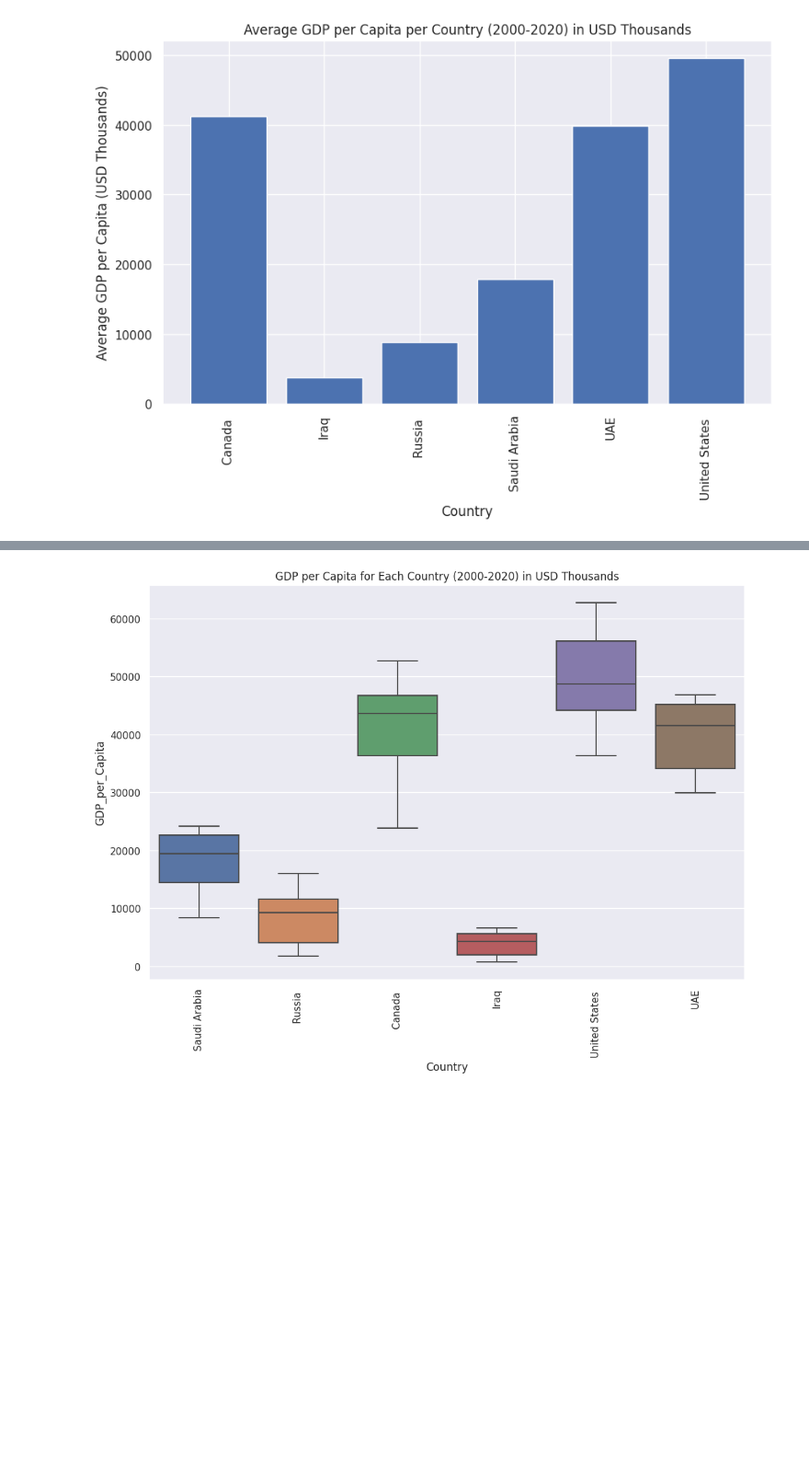
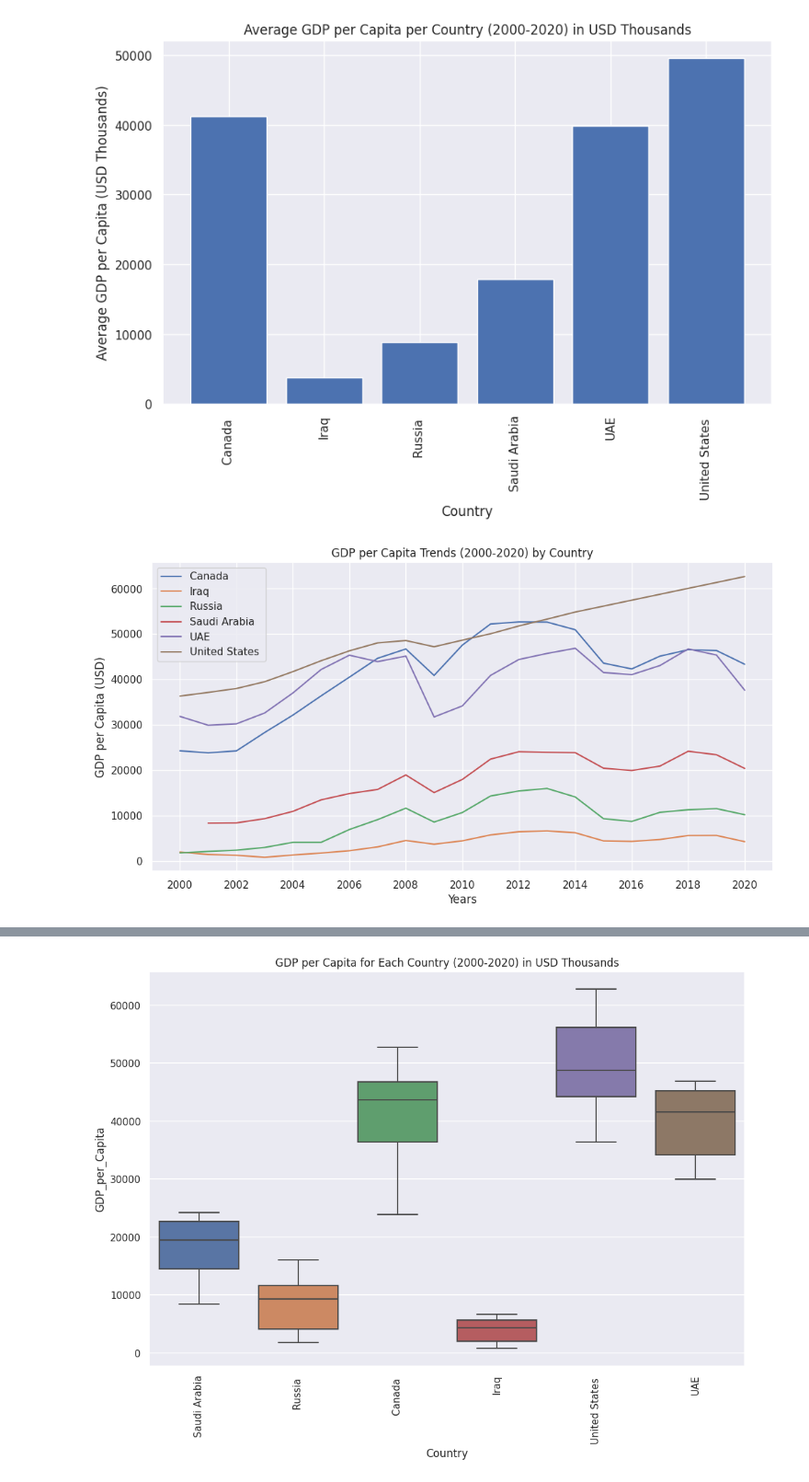
Before and after one commit to winstonlingga/QM2Gr13, a Jupyter notebook: QM2 Code.ipynb, the cells around one changed output, grey strips where cells are left out. Shown at 92% size. Saved outputs shown, nothing was run; the diff lists cells and outputs as text; code cells hidden in the pictures; blank space fills up the shorter version.

```diff
--- a/QM2 Code.ipynb
+++ b/QM2 Code.ipynb
@@ -170,3 +191,22 @@ plt.xticks(rotation=90)  # Rotate country names for better readability
 plt.show()
 # %% [output]
 [figure]
+# %%
+#Line Graph Plotting GDP Per Capita Trend Over Time
+country_yearly_gdp = df.groupby(['Country', 'Year'])['GDP_per_Capita'].sum().reset_index()
+
+plt.figure(figsize=(12, 6))
+
+for country in country_yearly_gdp['Country'].unique():
+    country_data = country_yearly_gdp[country_yearly_gdp['Country'] == country]
+    plt.plot(country_data['Year'], country_data['GDP_per_Capita'], label=country)
+
+plt.xticks(range(df['Year'].min(), df['Year'].max() + 1, 2))
+plt.title('GDP per Capita Trends (2000-2020) by Country')
+plt.xlabel('Years')
+plt.ylabel('GDP per Capita (USD)')
+plt.legend()
+plt.grid(True)
+plt.show()
+# %% [output]
+[figure, added]
```
Also changed, not shown: parts of 9 cells of this notebook.
